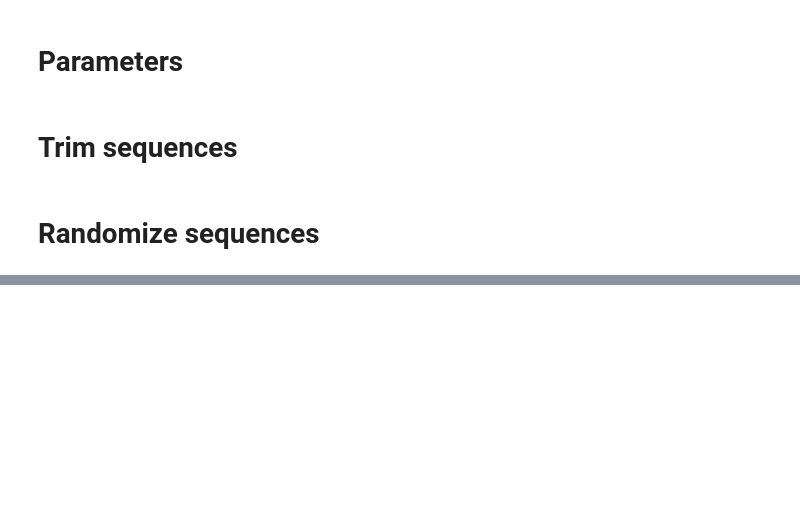
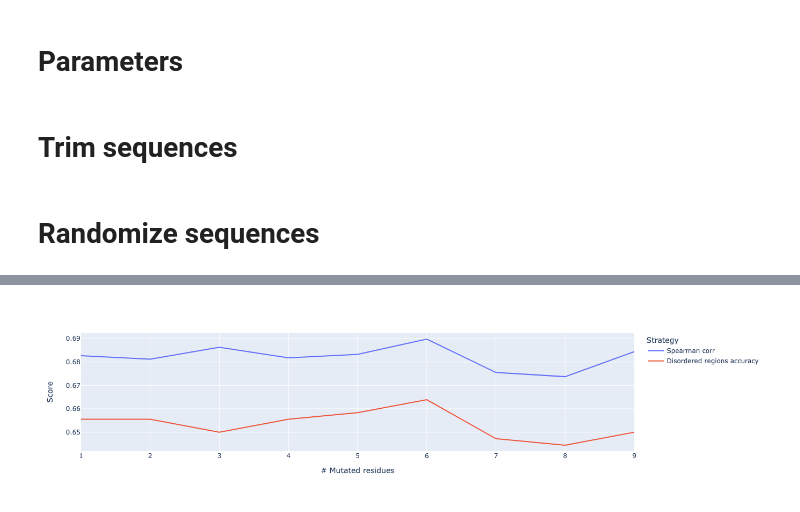
Before and after one commit to PeptoneLtd/ADOPT, a Jupyter notebook: notebooks/additional_studies-fixed.ipynb, the cells around one changed output, grey strips where cells are left out. Drawn from its saved outputs; the diff is of its cells as text; code cells hidden in the pictures; blank space fills up the shorter version.

```diff
--- a/notebooks/additional_studies-fixed.ipynb
+++ b/notebooks/additional_studies-fixed.ipynb
@@ -328,0 +321,36 @@ accuracy_score(dis_reg_true, dis_reg_pred)
+# %%
+mae_rand_list = []
+srho_rand_list = []
+pcoeff_rand_list = []
+acc_dis_rand_list = []
+n_muts = np.arange(1, max_n_mut)
+
+for n_mut in range(1, max_n_mut):
+    df_117_true, df_117_pred = import_data('../datasets/117_dataset_raw.json',
+                                           '../results/chezod_117_predicted_z_scores',
+                                           'rand',
+                                           None,
+                                           n_mut
+                                          )
+    mae, srho, pcoeff, acc_in_dis_reg = run_analysis(df_117_true, df_117_pred, dis_reg_len, perc_dis)
+    mae_rand_list.append(mae)
+    srho_rand_list.append(srho)
+    pcoeff_rand_list.append(pcoeff)
+    acc_dis_rand_list.append(acc_in_dis_reg)
+
+srho_rand_list = [c[0] for c in srho_rand_list]
+pcoeff_rand_list = [c[0] for c in pcoeff_rand_list]
+# %%
+df_rand_mae = pd.DataFrame({'Score': mae_rand_list,
+                            '# Mutated residues': n_muts,
+                            'Strategy': 'MAE'})
+df_rand_srho= pd.DataFrame({'Score': srho_rand_list,
+                            '# Mutated residues': n_muts,
+                            'Strategy': 'Spearman corr'})
+df_rand_pcoeff= pd.DataFrame({'Score': pcoeff_rand_list,
+                            '# Mutated residues': n_muts,
+                            'Strategy': 'Pearson corr'})
+df_rand_dreg= pd.DataFrame({'Score': acc_dis_rand_list,
+                            '# Mutated residues': n_muts,
+                            'Strategy': 'Disordered regions accuracy'})
+df_rand_show = pd.concat([df_rand_srho, df_rand_dreg])
@@ -328,0 +364,5 @@ accuracy_score(dis_reg_true, dis_reg_pred)
+# %%
+fig = px.line(df_rand_show, x='# Mutated residues', y='Score', color='Strategy')
+fig.show()
+# %% [output]
+[figure, added]
```
Also changed, not shown: parts of 39 cells of this notebook, 2 other files.
